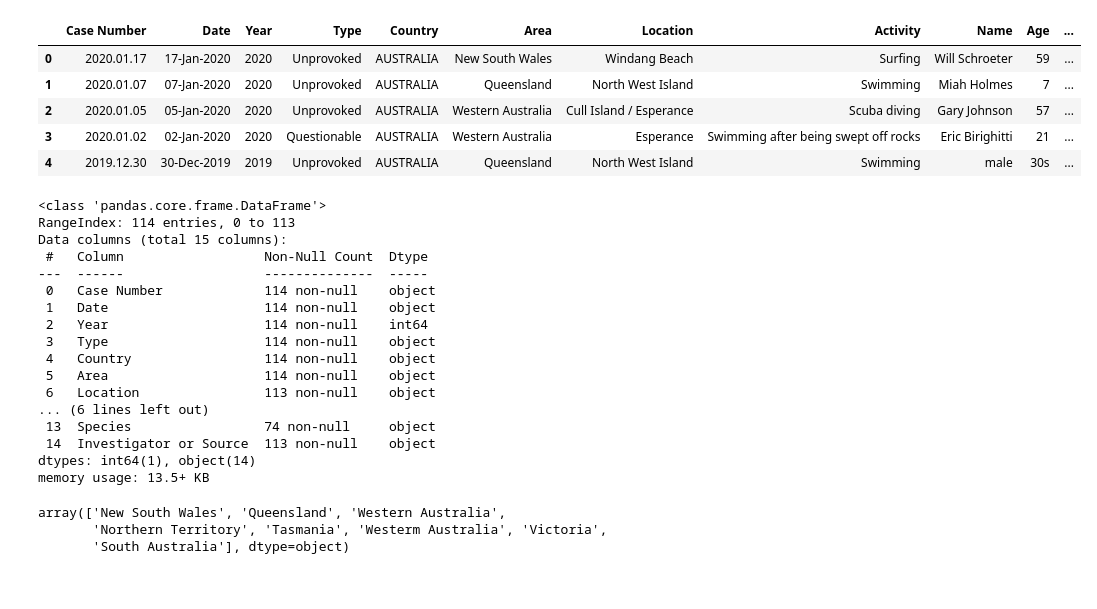
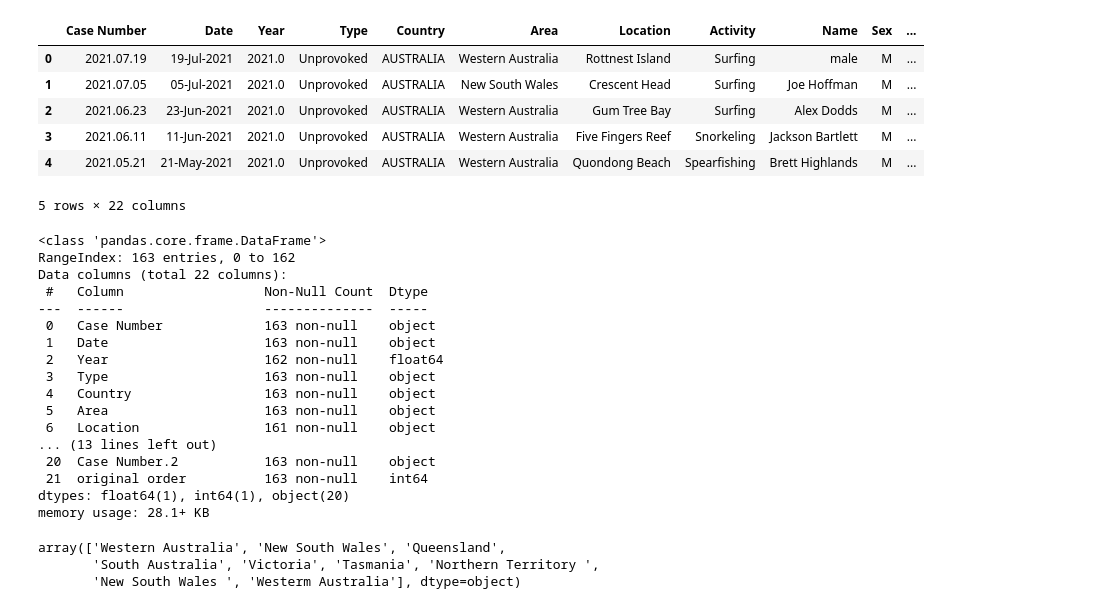
Before and after one commit to CMac-code/Project_Shark, a Jupyter notebook: shark_data.ipynb, the cells around one changed output. Drawn from its saved outputs; the diff is of its cells as text; code cells hidden in the pictures.

Commit message:
updated shark data notebook and shark_geo.csv to include data for whole of 2020

```diff
--- a/shark_data.ipynb
+++ b/shark_data.ipynb
@@ -11,42 +11,43 @@ from config import g_key
 gmaps.configure(api_key=g_key)
 # %%
 # import filtered shark csv file
-filename = "Resource/Shark Data WA 2016-2020 (filtered).xlsx"
+filename = "Resource/Shark Data WA 2016-2021 (filtered).xls"
 shark_data = pd.read_excel(filename)
 shark_data.head()
 # %% [output]
-|  | Case Number | Date | Year | Type | Country | Area | Location | Activity | Name | Age | ... |
-| 0 | 2020.01.17 | 17-Jan-2020 | 2020 | Unprovoked | AUSTRALIA | New South Wales | Windang Beach | Surfing | Will Schroeter | 59 | ... |
-| 1 | 2020.01.07 | 07-Jan-2020 | 2020 | Unprovoked | AUSTRALIA | Queensland | North West Island | Swimming | Miah Holmes | 7 | ... |
-| 2 | 2020.01.05 | 05-Jan-2020 | 2020 | Unprovoked | AUSTRALIA | Western Australia | Cull Island / Esperance | Scuba diving | Gary Johnson | 57 | ... |
-| 3 | 2020.01.02 | 02-Jan-2020 | 2020 | Questionable | AUSTRALIA | Western Australia | Esperance | Swimming after being swept off rocks | Eric Birighitti | 21 | ... |
-| 4 | 2019.12.30 | 30-Dec-2019 | 2019 | Unprovoked | AUSTRALIA | Queensland | North West Island | Swimming | male | 30s | ... |
+|  | Case Number | Date | Year | Type | Country | Area | Location | Activity | Name | Sex | ... |
+| 0 | 2021.07.19 | 19-Jul-2021 | 2021.0 | Unprovoked | AUSTRALIA | Western Australia | Rottnest Island | Surfing | male | M | ... |
+| 1 | 2021.07.05 | 05-Jul-2021 | 2021.0 | Unprovoked | AUSTRALIA | New South Wales | Crescent Head | Surfing | Joe Hoffman | M | ... |
+| 2 | 2021.06.23 | 23-Jun-2021 | 2021.0 | Unprovoked | AUSTRALIA | Western Australia | Gum Tree Bay | Surfing | Alex Dodds | M | ... |
+| 3 | 2021.06.11 | 11-Jun-2021 | 2021.0 | Unprovoked | AUSTRALIA | Western Australia | Five Fingers Reef | Snorkeling | Jackson Bartlett | M | ... |
+| 4 | 2021.05.21 | 21-May-2021 | 2021.0 | Unprovoked | AUSTRALIA | Western Australia | Quondong Beach | Spearfishing | Brett Highlands | M | ... |
+5 rows × 22 columns
 # %%
 shark_data.info()
 # %% [output]
 <class 'pandas.core.frame.DataFrame'>
-RangeIndex: 114 entries, 0 to 113
-Data columns (total 15 columns):
+RangeIndex: 163 entries, 0 to 162
+Data columns (total 22 columns):
  #   Column                  Non-Null Count  Dtype
 ---  ------                  --------------  -----
- 0   Case Number             114 non-null    object
- 1   Date                    114 non-null    object
- 2   Year                    114 non-null    int64
- 3   Type                    114 non-null    object
- 4   Country                 114 non-null    object
- 5   Area                    114 non-null    object
- 6   Location                113 non-null    object
-... (6 lines left out)
- 13  Species                 74 non-null     object
- 14  Investigator or Source  113 non-null    object
-dtypes: int64(1), object(14)
-memory usage: 13.5+ KB
+ 0   Case Number             163 non-null    object
+ 1   Date                    163 non-null    object
+ 2   Year                    162 non-null    float64
+ 3   Type                    163 non-null    object
+ 4   Country                 163 non-null    object
+ 5   Area                    163 non-null    object
+ 6   Location                161 non-null    object
+... (13 lines left out)
+ 20  Case Number.2           163 non-null    object
+ 21  original order          163 non-null    int64
+dtypes: float64(1), int64(1), object(20)
+memory usage: 28.1+ KB
 # %%
 shark_data['Area'].unique()
 # %% [output]
-array(['New South Wales', 'Queensland', 'Western Australia',
-       'Northern Territory', 'Tasmania', 'Westerm Australia', 'Victoria',
-       'South Australia'], dtype=object)
+array(['Western Australia', 'New South Wales', 'Queensland',
+       'South Australia', 'Victoria', 'Tasmania', 'Northern Territory ',
+       'New South Wales ', 'Westerm Australia'], dtype=object)
 # %%
 # clean up misspelled State
 shark_data['Area'] = shark_data['Area'].replace({'Westerm Australia':'Western Australia'})
```
Also changed, not shown: parts of 10 cells of this notebook, 2 other files.
